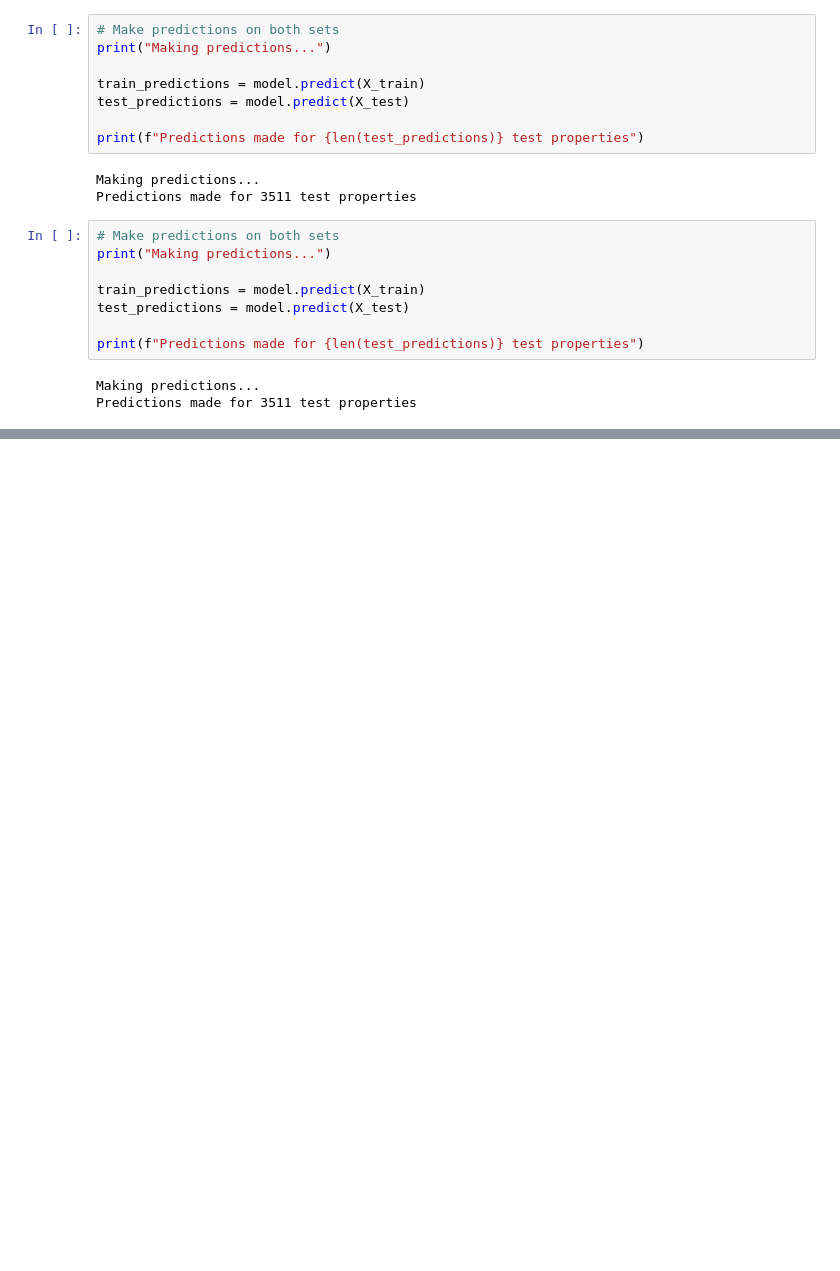
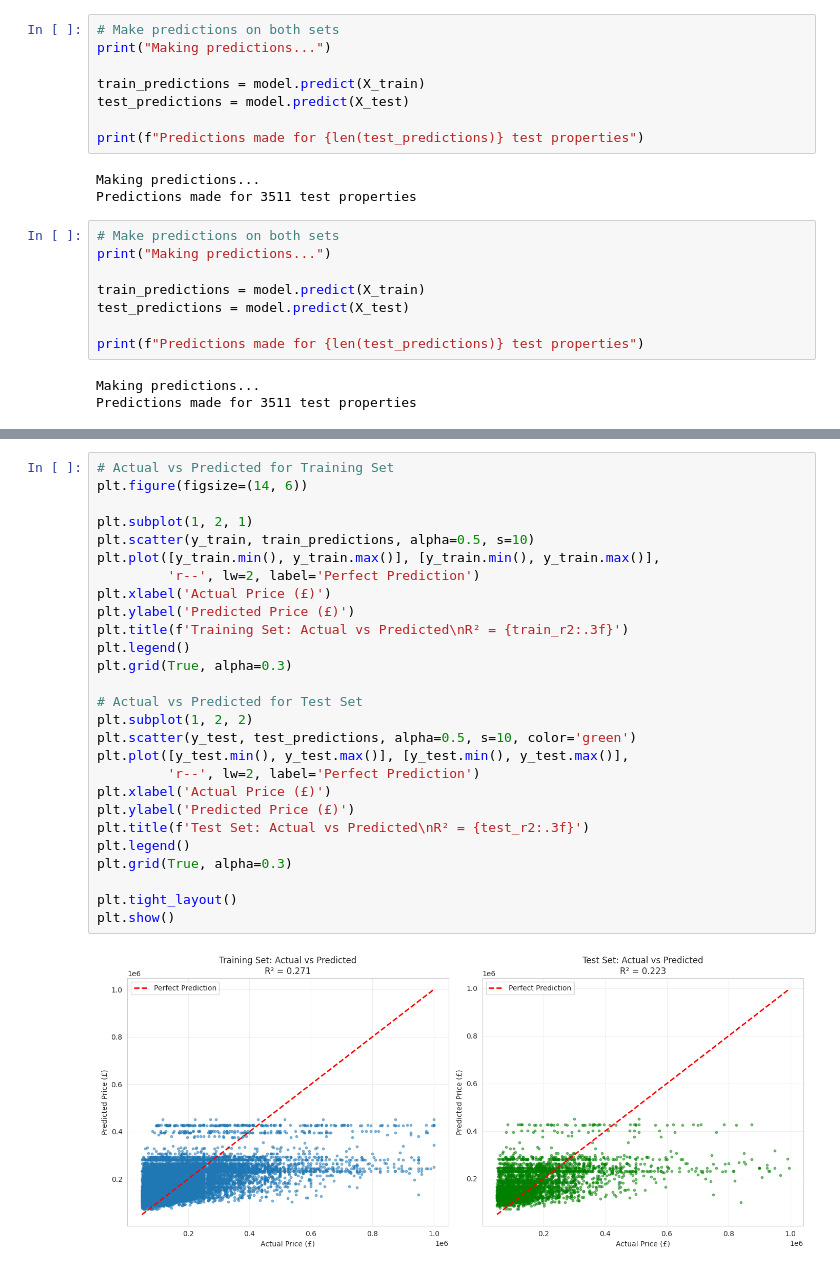
Before and after one commit to agodahdev/Property-Price-Estimator, a Jupyter notebook: jupyter_notebooks/04_model_evalution.ipynb, the cells around one changed output, grey strips where cells are left out. Saved outputs shown, nothing was run; the diff lists cells and outputs as text; blank space fills up the shorter version.

Commit message:
add r2 interpretations, plot actual and predicted

```diff
--- a/jupyter_notebooks/04_model_evalution.ipynb
+++ b/jupyter_notebooks/04_model_evalution.ipynb
@@ -86,0 +139,29 @@ Predictions made for 3511 test properties
+# %%
+# Actual vs Predicted for Training Set
+plt.figure(figsize=(14, 6))
+
+plt.subplot(1, 2, 1)
+plt.scatter(y_train, train_predictions, alpha=0.5, s=10)
+plt.plot([y_train.min(), y_train.max()], [y_train.min(), y_train.max()],
+         'r--', lw=2, label='Perfect Prediction')
+plt.xlabel('Actual Price (£)')
+plt.ylabel('Predicted Price (£)')
+plt.title(f'Training Set: Actual vs Predicted\nR² = {train_r2:.3f}')
+plt.legend()
+plt.grid(True, alpha=0.3)
+
+# Actual vs Predicted for Test Set
+plt.subplot(1, 2, 2)
+plt.scatter(y_test, test_predictions, alpha=0.5, s=10, color='green')
+plt.plot([y_test.min(), y_test.max()], [y_test.min(), y_test.max()],
+         'r--', lw=2, label='Perfect Prediction')
+plt.xlabel('Actual Price (£)')
+plt.ylabel('Predicted Price (£)')
+plt.title(f'Test Set: Actual vs Predicted\nR² = {test_r2:.3f}')
+plt.legend()
+plt.grid(True, alpha=0.3)
+
+plt.tight_layout()
+plt.show()
+# %% [output]
+[figure, added]
```
Also changed, not shown: parts of 3 cells of this notebook.
